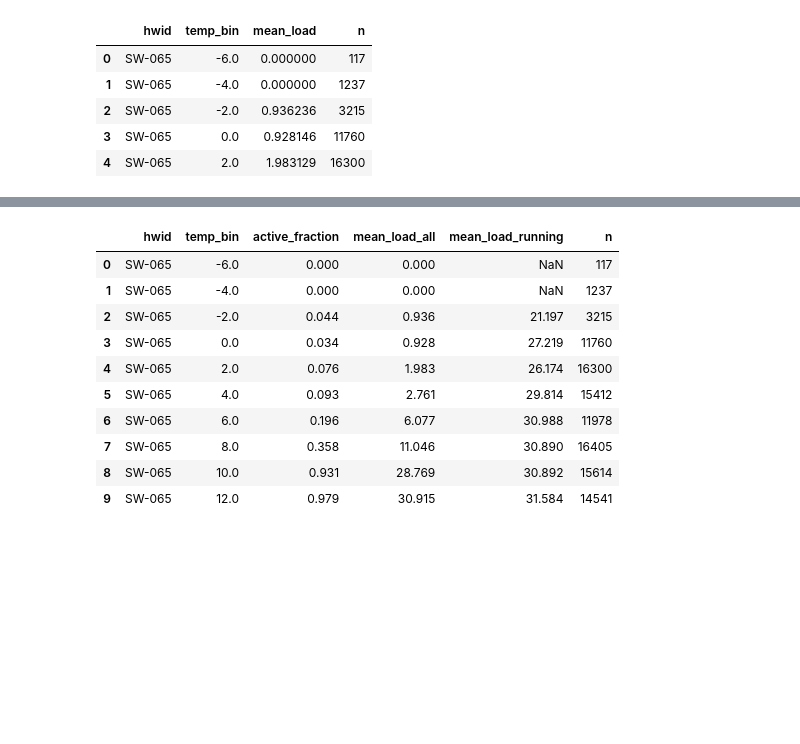
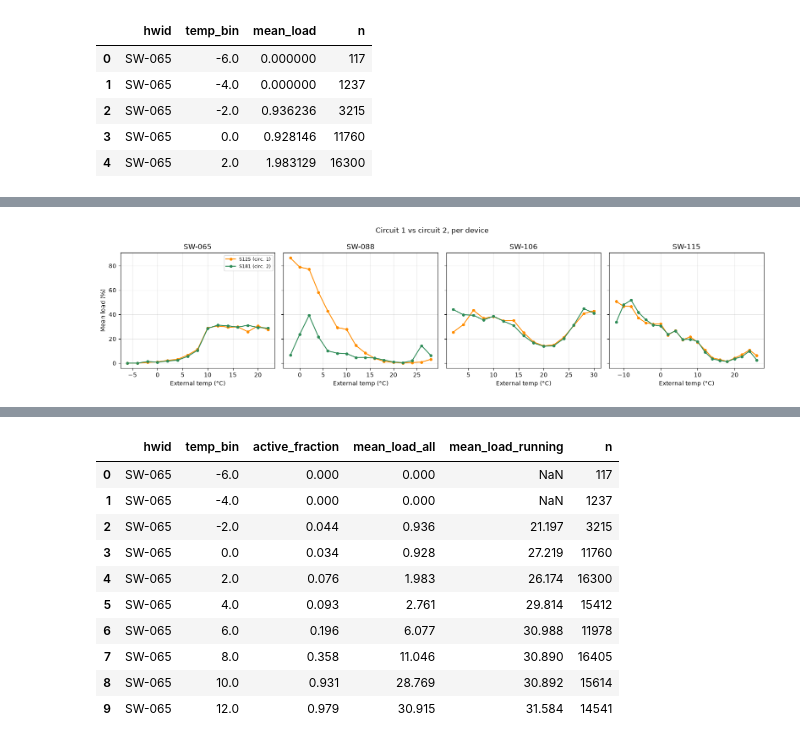
Before and after one commit to PasqualeAndreacchio/AnomalyDection-Spark, a Jupyter notebook: anomaly_detection2.ipynb, the cells around one changed output, grey strips where cells are left out. Saved outputs shown, nothing was run; the diff lists cells and outputs as text; code cells hidden in the pictures; blank space fills up the shorter version.

```diff
--- a/anomaly_detection2.ipynb
+++ b/anomaly_detection2.ipynb
@@ -583,0 +763,39 @@ t2_prof_dev.head()
+# %%
+# Circuit 1 vs circuit 2, one panel per device.
+# Pooling the devices would hide the answer: with one device running the curve
+# backwards, both circuit averages get flattened the same way and end up
+# looking alike for the wrong reason.
+t2_circ = (
+    t2_df_wide.where(sf.col(t2_TEMP_COL).isNotNull())
+              .withColumn("temp_bin",
+                          sf.floor(sf.col(t2_TEMP_COL) / t2_BIN_WIDTH) * t2_BIN_WIDTH)
+              .groupBy("hwid", "temp_bin")
+              .agg(*[sf.mean(c).alias(c) for c in t2_LOAD_COLS],
+                   sf.count("*").alias("n"))
+              .where(sf.col("n") >= t2_MIN_COUNT)
+              .orderBy("hwid", "temp_bin")
+              .toPandas()
+)
+
+t2_dev_list = sorted(t2_circ["hwid"].unique())
+fig, axes = plt.subplots(1, len(t2_dev_list), figsize=(4 * len(t2_dev_list), 4),
+                         sharey=True)
+if len(t2_dev_list) == 1:
+    axes = [axes]
+
+for ax, d in zip(axes, t2_dev_list):
+    g = t2_circ[t2_circ["hwid"] == d]
+    for c, colour in zip(t2_LOAD_COLS, ["darkorange", "seagreen"]):
+        ax.plot(g["temp_bin"], g[c], marker="o", markersize=4, color=colour,
+                label=f"{c} (circ. {t2_LOAD_COLS.index(c) + 1})")
+    ax.set_title(d)
+    ax.set_xlabel("External temp (°C)")
+    ax.grid(alpha=0.3)
+
+axes[0].set_ylabel("Mean load (%)")
+axes[0].legend(fontsize=8)
+plt.suptitle("Circuit 1 vs circuit 2, per device")
+plt.tight_layout()
+plt.show()
+# %% [output]
+[figure, added]
```
Also changed, not shown: parts of 48 cells of this notebook, 6 other files.
